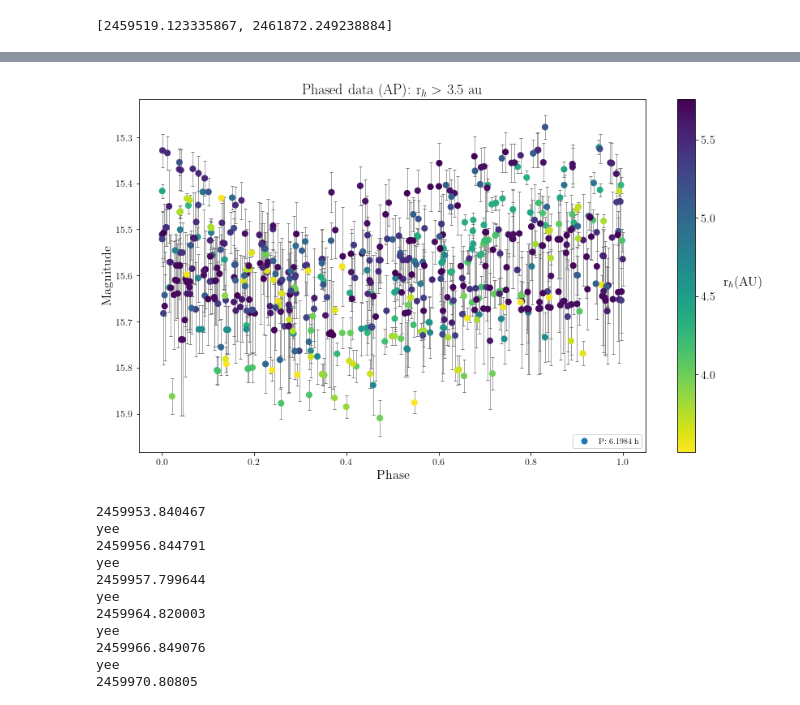
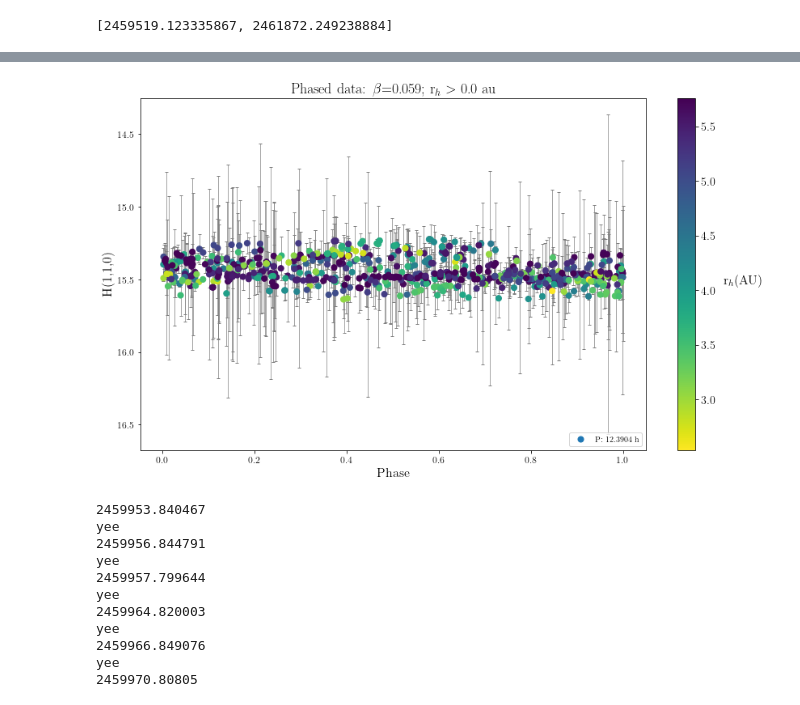
Before and after one commit to ald20/lsst_lcs, a Jupyter notebook: periodogram.ipynb, the cells around one changed output, grey strips where cells are left out. Cells and saved outputs as stored; diff of their text form; code cells hidden in the pictures.

Commit message:
New script for uncertainty from colours

```diff
--- a/periodogram.ipynb
+++ b/periodogram.ipynb
@@ -20,8 +20,8 @@ obj = '90000696'
 # %%
 # read in lightcurve data
 home_path = os.path.expanduser('~/')
-data_dir = home_path+'Documents/year1/shape_modelling/67p/'
-file = data_dir+'67P_LCs_R.dat'
+path_67p = home_path+'Documents/year1/shape_modelling/67p/'
+file = path_67p+'67P_LCs_R.dat'
 #####-----Remember to remove square brackets from file!!!!-----#####
 data = pd.read_table(file, sep=' ')
 data_table = data.to_numpy()
@@ -34,6 +34,14 @@ print(', '.join(col_names))
 # %% [output]
 Column names for table:
 mjd, mag, m_app, rh, delta, alpha, unc
+# %%
+# Read in LSST uncertainties from colours:
+colour_uncs = []
+func = open(path_67p+'LSST_uncertainties_from_colours.txt', 'r')
+lines = func.readlines()
+for line in lines:
+    data = line.split()
+    colour_uncs.append(float(data[0]))
 # %%
 # Rename necessary columns to their respective column names:
 mjd = data_table[:,0]
@@ -42,7 +50,8 @@ app_mag = data_table[:,2]
 rh = data_table[:,3]
 delta = data_table[:,4]
 alpha = data_table[:,5]
-unc = data_table[:,-1]
+#unc = data_table[:,-1]
+unc = colour_uncs
 # %%
 # Now treating the lightcurve points as if they are real, apparent magnitudes obtained observationally
 # Will correct for distance and for standard phase function with slope beta=0.04
@@ -77,5 +105,5 @@ No. values at heliocentric distance >3.5au is 567 out of possible 678
 # %%
-uncPeriod=np.array(uncPeriod)*0.5
+#uncPeriod=np.array(uncPeriod)*0.5
 # %%
 # Import perihelion time for 67P
 peri_mjd = []
@@ -174,29 +202,29 @@ Phase to 1.0x best-fit LS (astropy) period 6.1984h
 # %%
 #fig, ax = plt.subplots(1, 2, figsize=(16, 6))
 #ax[0].plot(periods_ap, power_ap)
 #ax[0].set(xlabel='Period (days)', ylabel='Lomb-Scargle Power (AP)', title='Lomb-Scargle Periodogram (AP)')
 
 #ax[1].errorbar(phase_ap, magsPeriod, uncPeriod, fmt='.k', ecolor='gray', capsize=0, label='P: %.4f h'%(multiplier*24.*best_period_ap))
 #ax[1].set(xlabel='phase', ylabel='magnitude', title='Phased Data (AP)')
 #ax[1].invert_yaxis()
 #ax[1].legend(loc=4)
 #plt.show()
 
 plt.figure(figsize=(14,8))
 plt.scatter(phase_ap, magsPeriod, c=rhPeriod, cmap='viridis_r', s=50, label='P: %.4f h'%(24.*final_period_ap), zorder=2)
 plt.errorbar(phase_ap, magsPeriod, yerr=uncPeriod, fmt=".", color="gray", elinewidth=0.7,capsize=2, zorder=1)
-plt.xlabel('Phase', fontsize=labels);plt.ylabel('Magnitude', fontsize=labels)
+plt.xlabel('Phase', fontsize=labels);plt.ylabel('H(1,1,0)', fontsize=labels)
 plt.xticks(fontsize=ticks); plt.yticks(fontsize=ticks)
 cbar = plt.colorbar()#ticks = [3.6, 4.0, 4.5, 5.0, 5.5])
 cbar.set_label('r$_h$(AU)', labelpad=35, rotation=0, fontsize=labels)
 cbar.ax.tick_params(labelsize=14)
 plt.gca().invert_yaxis()
-plt.title('Phased data (AP): r$_h >$ %.1f au'%limiting_rh, fontsize=titles)
+plt.title('Phased data: '+r'$\beta$=%.3f; r$_h >$ %.1f au'%(beta,limiting_rh), fontsize=titles)
 plt.legend(loc=4)
 #plt.set(xlabel='phase', ylabel='magnitude', title='Phased Data')
 plt.show()
 # %% [output]
-[figure, old version]
+[figure, new version]
 # %%
 # Trialling different periodogram methods:
 #  i) gatspy LombScargleFast
```
Also changed, not shown: parts of 7 cells of this notebook, 2 other files.
